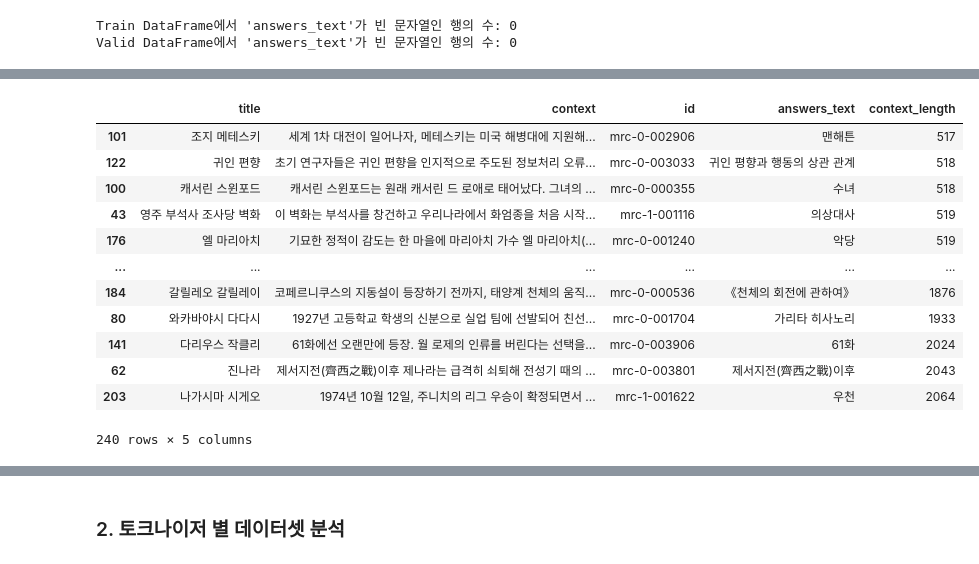
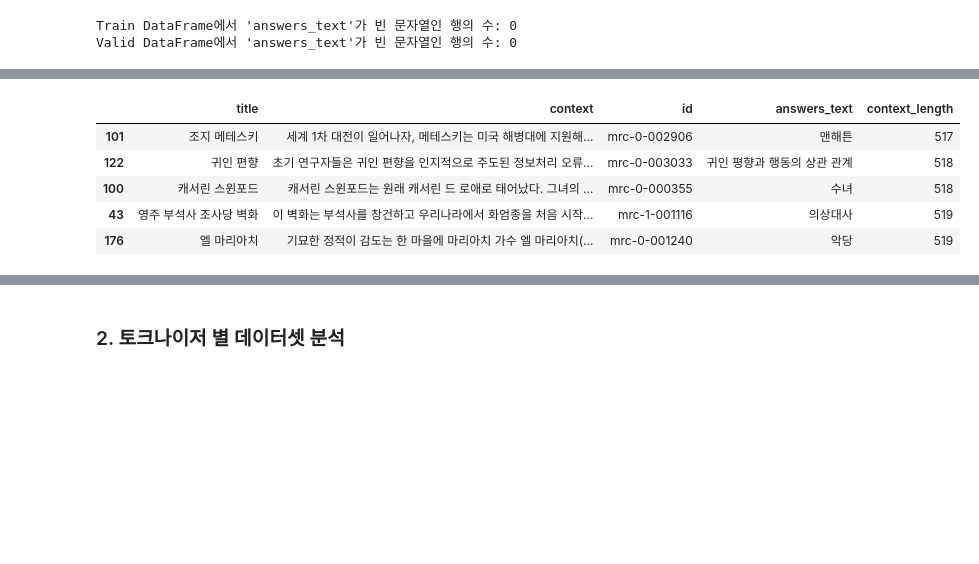
Before and after one commit to boostcampaitech7/level2-mrc-nlp-01, a Jupyter notebook: notebooks/EDA_dataset.ipynb, the cells around one changed output, grey strips where cells are left out. Saved outputs shown, nothing was run; the diff lists cells and outputs as text; code cells hidden in the pictures; blank space fills up the shorter version.

```diff
--- a/notebooks/EDA_dataset.ipynb
+++ b/notebooks/EDA_dataset.ipynb
@@ -186,16 +209,9 @@ train_df_sorted
 # %%
-valid_df_sorted
+valid_df_sorted.head()
 # %% [output]
 |  | title | context | id | answers_text | context_length |
 | 101 | 조지 메테스키 | 세계 1차 대전이 일어나자, 메테스키는 미국 해병대에 지원해... | mrc-0-002906 | 맨해튼 | 517 |
 | 122 | 귀인 편향 | 초기 연구자들은 귀인 편향을 인지적으로 주도된 정보처리 오류... | mrc-0-003033 | 귀인 평향과 행동의 상관 관계 | 518 |
 | 100 | 캐서린 스윈포드 | 캐서린 스윈포드는 원래 캐서린 드 로애로 태어났다. 그녀의 ... | mrc-0-000355 | 수녀 | 518 |
 | 43 | 영주 부석사 조사당 벽화 | 이 벽화는 부석사를 창건하고 우리나라에서 화엄종을 처음 시작... | mrc-1-001116 | 의상대사 | 519 |
 | 176 | 엘 마리아치 | 기묘한 정적이 감도는 한 마을에 마리아치 가수 엘 마리아치(... | mrc-0-001240 | 악당 | 519 |
-| ... | ... | ... | ... | ... | ... |
-| 184 | 갈릴레오 갈릴레이 | 코페르니쿠스의 지동설이 등장하기 전까지, 태양계 천체의 움직... | mrc-0-000536 | 《천체의 회전에 관하여》 | 1876 |
-| 80 | 와카바야시 다다시 | 1927년 고등학교 학생의 신분으로 실업 팀에 선발되어 친선... | mrc-0-001704 | 가리타 히사노리 | 1933 |
-| 141 | 다리우스 작클리 | 61화에선 오랜만에 등장. 월 로제의 인류를 버린다는 선택을... | mrc-0-003906 | 61화 | 2024 |
-| 62 | 진나라 | 제서지전(齊西之戰)이후 제나라는 급격히 쇠퇴해 전성기 때의 ... | mrc-0-003801 | 제서지전(齊西之戰)이후 | 2043 |
-| 203 | 나가시마 시게오 | 1974년 10월 12일, 주니치의 리그 우승이 확정되면서 ... | mrc-1-001622 | 우천 | 2064 |
-240 rows × 5 columns
```
Also changed, not shown: parts of 15 cells of this notebook.
